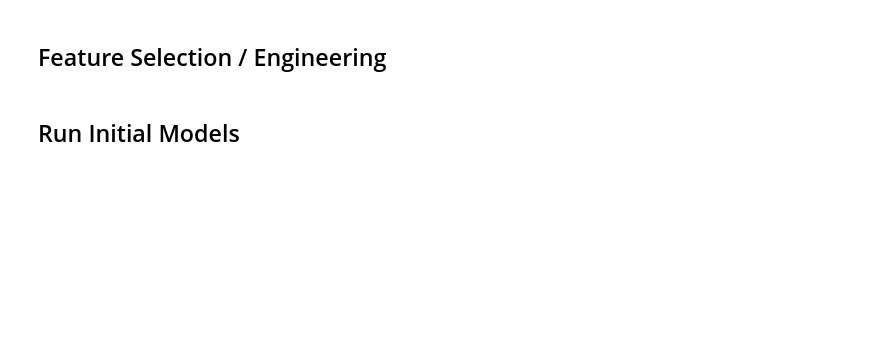
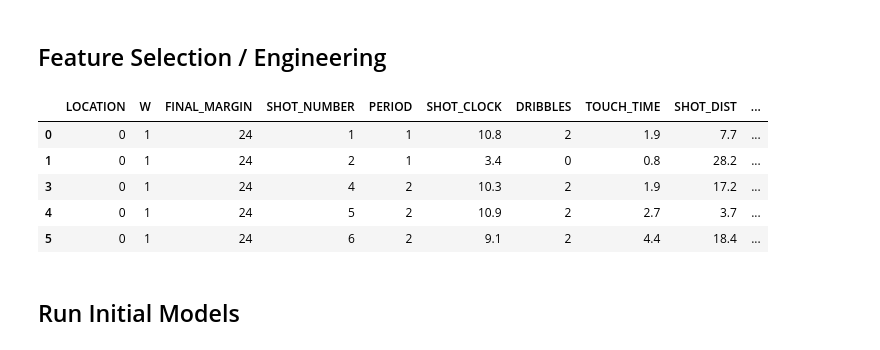
Before and after one commit to str007/Thinkful, a Jupyter notebook: Supervised_Learning_Capstone_Shots.ipynb, the cells around one changed output. Saved outputs shown, nothing was run; the diff lists cells and outputs as text; code cells hidden in the pictures; blank space fills up the shorter version.

```diff
--- a/Supervised_Learning_Capstone_Shots.ipynb
+++ b/Supervised_Learning_Capstone_Shots.ipynb
@@ -145,2 +180,24 @@ plt.show()
+# %%
+#Since we have over 120k observations, I think we can go ahead and drop these observations
+#instead of imputing
+
+shots = shots.dropna()
 # %% [markdown]
 ## Feature Selection / Engineering
+# %%
+#Convert categorical data types to binary
+
+shots['LOCATION'] = np.where((shots['LOCATION'] == 'H'), 1, 0) #Home = 1, Away = 0
+shots['W'] = np.where((shots['W'] == 'W'), 1, 0) #Win = 1, Loss = 0
+shots['PTS_TYPE'] = np.where((shots['PTS_TYPE'] == 3), 1, 0) #3 pointer = 1, 2 pointer = 0
+shots['SHOT_RESULT'] = np.where((shots['SHOT_RESULT'] == 'made'), 1, 0) #Made = 1, Missed = 0
+
+#Confirm this worked
+shots.head(5)
+# %% [output]
+|  | LOCATION | W | FINAL_MARGIN | SHOT_NUMBER | PERIOD | SHOT_CLOCK | DRIBBLES | TOUCH_TIME | SHOT_DIST | ... |
+| 0 | 0 | 1 | 24 | 1 | 1 | 10.8 | 2 | 1.9 | 7.7 | ... |
+| 1 | 0 | 1 | 24 | 2 | 1 | 3.4 | 0 | 0.8 | 28.2 | ... |
+| 3 | 0 | 1 | 24 | 4 | 2 | 10.3 | 2 | 1.9 | 17.2 | ... |
+| 4 | 0 | 1 | 24 | 5 | 2 | 10.9 | 2 | 2.7 | 3.7 | ... |
+| 5 | 0 | 1 | 24 | 6 | 2 | 9.1 | 2 | 4.4 | 18.4 | ... |
```
Also changed, not shown: parts of 6 cells of this notebook, 1 other file.
